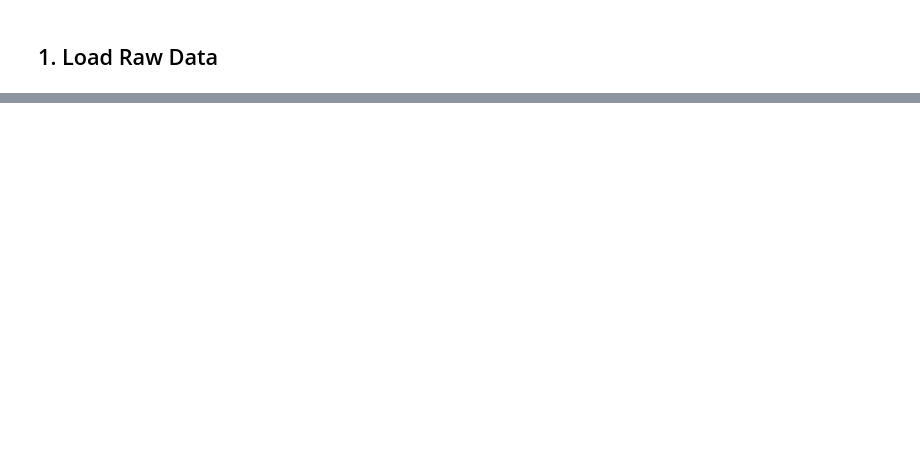
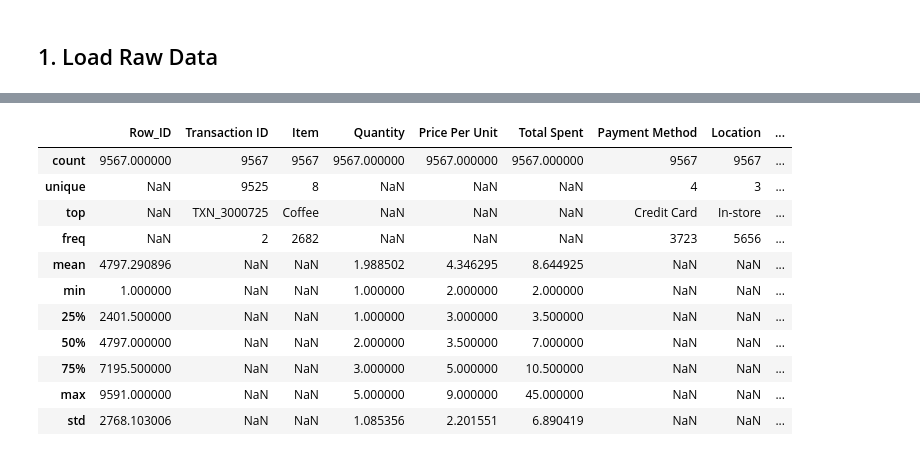
Before and after one commit to monish-ssc/canai-cafe-team-a, a Jupyter notebook: notebooks/01_data_cleaning.ipynb, the cells around one changed output, grey strips where cells are left out. Drawn from its saved outputs; the diff is of its cells as text; code cells hidden in the pictures; blank space fills up the shorter version.

```diff
--- a/notebooks/01_data_cleaning.ipynb
+++ b/notebooks/01_data_cleaning.ipynb
@@ -53,0 +223,12 @@ print(f'Saved clean dataset: {df.shape[0]} rows, {df.shape[1]} columns')
+# %%
+print("=== Step 6: Fix Invalid Entries ===\n")
+
+# 6a — Payment Method: ERR_PM_102 is a source-system error code, not a valid value
+_before = int((df['Payment Method'] == 'ERR_PM_102').sum())
+df['Payment Method'] = df['Payment Method'].replace('ERR_PM_102', 'Unknown')
+log_change('6a', 'Payment Method', "Error code 'ERR_PM_102'",
+           "Replaced with 'Unknown'", _before,
+           'Error code present in raw data — treated as missing payment method')
+
+print("Payment Method counts after fix:")
+print(df['Payment Method'].value_counts())
@@ -53,0 +368,30 @@ print(f'Saved clean dataset: {df.shape[0]} rows, {df.shape[1]} columns')
+# %%
+print("=== Step 8: Validate Derived Columns & Check for Outliers ===\n")
+
+# 8a — Total Spent must equal Quantity × Price Per Unit
+df['_calc_total'] = df['Quantity'] * df['Price Per Unit']
+_mismatches = int((abs(df['_calc_total'] - df['Total Spent']) > 0.01).sum())
+log_change('8a', 'Total Spent',
+           f'{_mismatches} mismatch(es) vs Quantity × Price Per Unit',
+           'No action required' if _mismatches == 0 else 'FLAGGED — review mismatched rows',
+           _mismatches,
+           'Derived column validated post-cleaning')
+df.drop(columns=['_calc_total'], inplace=True)
+
+# 8b — All dates should fall within 2023
+_out_of_year = int((df['Transaction Date'].dt.year != 2023).sum())
+log_change('8b', 'Transaction Date',
+           f'{_out_of_year} date(s) outside 2023',
+           'No action required' if _out_of_year == 0 else 'FLAGGED — dates outside fiscal year',
+           _out_of_year,
+           'Dataset is expected to cover fiscal year 2023 only')
+
+# 8c — Quantity should be in expected café range (1–5)
+_out_of_range = int((~df['Quantity'].between(1, 5)).sum())
+log_change('8c', 'Quantity',
+           f'{_out_of_range} value(s) outside expected range 1-5',
+           'No action required' if _out_of_range == 0 else 'FLAGGED — unexpected quantities',
+           _out_of_range,
+           'Café orders expected to be 1-5 items per transaction')
+
+print("All validation checks complete.")
@@ -53,0 +473,15 @@ print(f'Saved clean dataset: {df.shape[0]} rows, {df.shape[1]} columns')
+# %%
+df.describe(include='all')
+# %% [output]
+|  | Row_ID | Transaction ID | Item | Quantity | Price Per Unit | Total Spent | Payment Method | Location | ... |
+| count | 9567.000000 | 9567 | 9567 | 9567.000000 | 9567.000000 | 9567.000000 | 9567 | 9567 | ... |
+| unique | NaN | 9525 | 8 | NaN | NaN | NaN | 4 | 3 | ... |
+| top | NaN | TXN_3000725 | Coffee | NaN | NaN | NaN | Credit Card | In-store | ... |
+| freq | NaN | 2 | 2682 | NaN | NaN | NaN | 3723 | 5656 | ... |
+| mean | 4797.290896 | NaN | NaN | 1.988502 | 4.346295 | 8.644925 | NaN | NaN | ... |
+| min | 1.000000 | NaN | NaN | 1.000000 | 2.000000 | 2.000000 | NaN | NaN | ... |
+| 25% | 2401.500000 | NaN | NaN | 1.000000 | 3.000000 | 3.500000 | NaN | NaN | ... |
+| 50% | 4797.000000 | NaN | NaN | 2.000000 | 3.500000 | 7.000000 | NaN | NaN | ... |
+| 75% | 7195.500000 | NaN | NaN | 3.000000 | 5.000000 | 10.500000 | NaN | NaN | ... |
+| max | 9591.000000 | NaN | NaN | 5.000000 | 9.000000 | 45.000000 | NaN | NaN | ... |
+| std | 2768.103006 | NaN | NaN | 1.085356 | 2.201551 | 6.890419 | NaN | NaN | ... |
```
Also changed, not shown: parts of 39 cells of this notebook, 4 other files.
